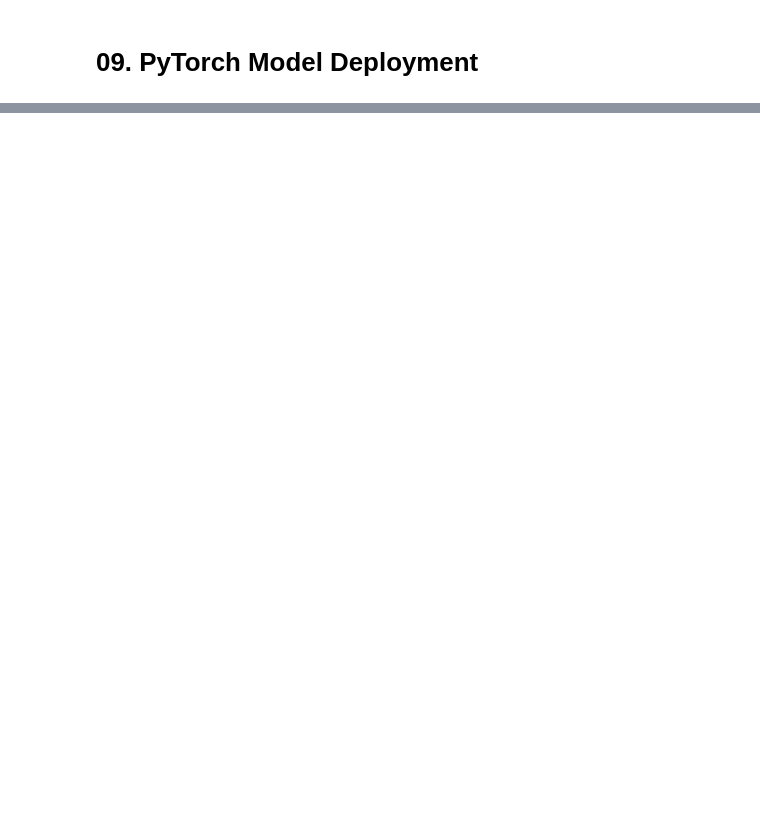
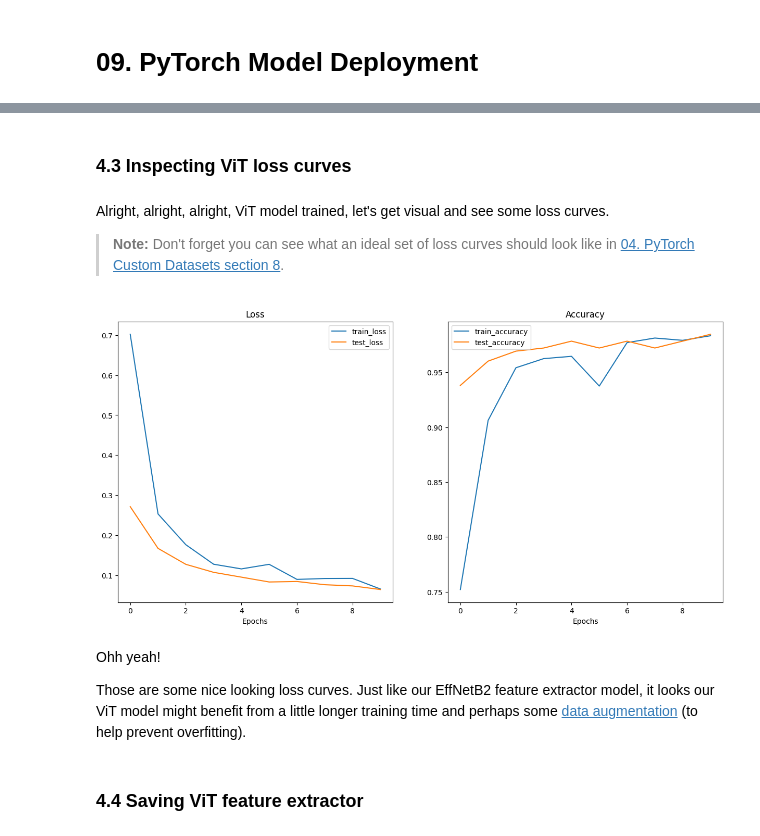
Before and after one commit to JunHL96/PyTorch-Course, a Jupyter notebook: 09_pytorch_model_deployment_notes.ipynb, the cells around one changed output, grey strips where cells are left out. Cells and saved outputs as stored; diff of their text form; code cells hidden in the pictures; blank space fills up the shorter version.

```diff
--- a/09_pytorch_model_deployment_notes.ipynb
+++ b/09_pytorch_model_deployment_notes.ipynb
@@ -21,0 +810,4 @@ In other words, **we're going to deploy our FoodVision Mini model to the interne
+# %%
+# Create ViT model and transforms
+vit, vit_transforms = create_vit_model(num_classes=3,
+                                       seed=42)
@@ -21,0 +860,7 @@ In other words, **we're going to deploy our FoodVision Mini model to the interne
+# %%
+# Setup ViT DataLoaders
+from going_modular.going_modular import data_setup
+train_dataloader_vit, test_dataloader_vit, class_names = data_setup.create_dataloaders(train_dir=train_dir,
+                                                                                       test_dir=test_dir,
+                                                                                       transform=vit_transforms,
+                                                                                       batch_size=32)
@@ -21,0 +878,18 @@ In other words, **we're going to deploy our FoodVision Mini model to the interne
+# %%
+from going_modular.going_modular import engine
+
+# Setup optimizer
+optimizer = torch.optim.Adam(params=vit.parameters(),
+                             lr=1e-3)
+# Setup loss function
+loss_fn = torch.nn.CrossEntropyLoss()
+
+# Train ViT model with seeds set for reproducibility
+set_seeds()
+vit_results = engine.train(model=vit,
+                           train_dataloader=train_dataloader_vit,
+                           test_dataloader=test_dataloader_vit,
+                           epochs=10,
+                           optimizer=optimizer,
+                           loss_fn=loss_fn,
+                           device=device)
@@ -21,0 +907,19 @@ In other words, **we're going to deploy our FoodVision Mini model to the interne
+# %% [markdown]
+### 4.3 Inspecting ViT loss curves
+# %% [markdown]
+
+Alright, alright, alright, ViT model trained, let's get visual and see some loss curves.
+
+> **Note:** Don't forget you can see what an ideal set of loss curves should look like in [04. PyTorch Custom Datasets section 8](https://www.learnpytorch.io/04_pytorch_custom_datasets/#8-what-should-an-ideal-loss-curve-look-like).
+# %%
+from helper_functions import plot_loss_curves
+
+plot_loss_curves(vit_results)
+# %% [output]
+[figure, added]
+# %% [markdown]
+Ohh yeah!
+
+Those are some nice looking loss curves. Just like our EffNetB2 feature extractor model, it looks our ViT model might benefit from a little longer training time and perhaps some [data augmentation](https://www.learnpytorch.io/04_pytorch_custom_datasets/#6-other-forms-of-transforms-data-augmentation) (to help prevent overfitting).
+# %% [markdown]
+### 4.4 Saving ViT feature extractor
```
Also changed, not shown: parts of 187 cells of this notebook.
